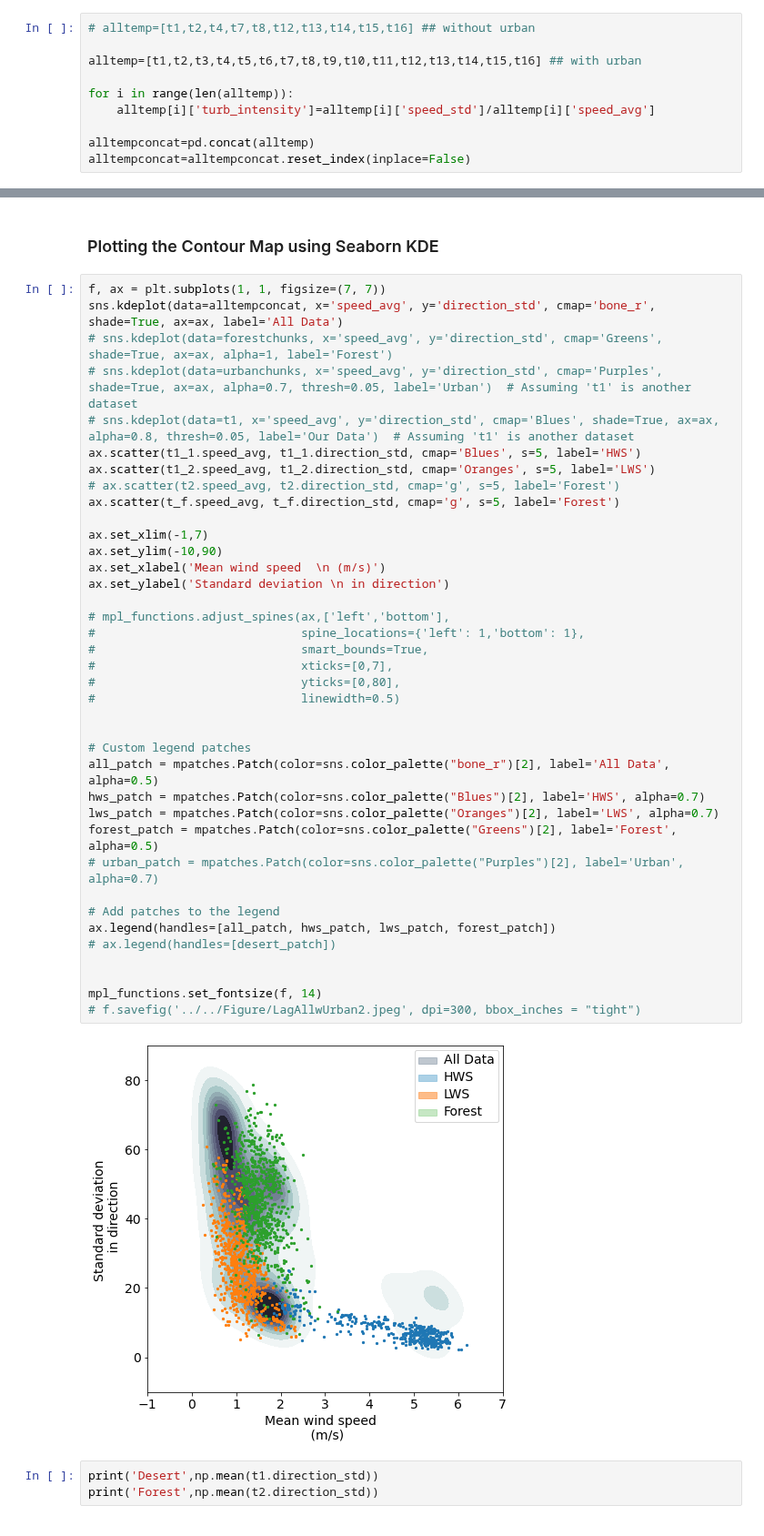
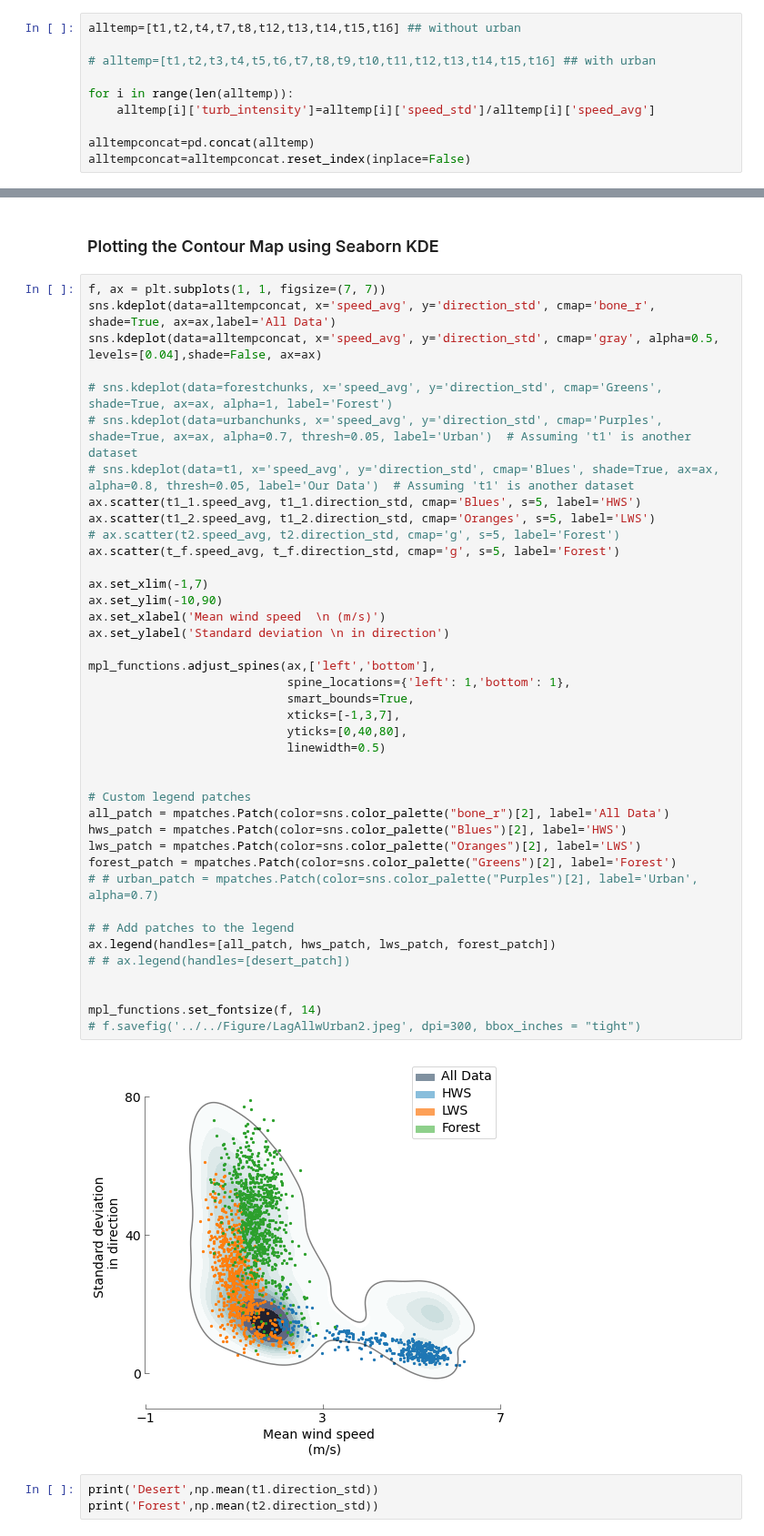
Before and after one commit to arunavanag591/odor_analysis, a Jupyter notebook: data_exploration/dataWindLagAnaylsis.ipynb, the cells around one changed output, grey strips where cells are left out. Shown at 91% size. Cells and saved outputs as stored; diff of their text form.

Commit message:
added wind analysis figures

```diff
--- a/data_exploration/dataWindLagAnaylsis.ipynb
+++ b/data_exploration/dataWindLagAnaylsis.ipynb
@@ -203,9 +202,9 @@ lws 0.36049355928092397
 desert 0.26898192445812114
 forest 0.542447812723691
 # %%
-# alltemp=[t1,t2,t4,t7,t8,t12,t13,t14,t15,t16] ## without urban
+alltemp=[t1,t2,t4,t7,t8,t12,t13,t14,t15,t16] ## without urban
 
-alltemp=[t1,t2,t3,t4,t5,t6,t7,t8,t9,t10,t11,t12,t13,t14,t15,t16] ## with urban
+# alltemp=[t1,t2,t3,t4,t5,t6,t7,t8,t9,t10,t11,t12,t13,t14,t15,t16] ## with urban
 
 for i in range(len(alltemp)):
     alltemp[i]['turb_intensity']=alltemp[i]['speed_std']/alltemp[i]['speed_avg']
@@ -227,44 +226,46 @@ urbanchunks=urbanchunks.reset_index(drop=True)
 ### Plotting the Contour Map using Seaborn KDE
 # %%
 f, ax = plt.subplots(1, 1, figsize=(7, 7))
-sns.kdeplot(data=alltempconcat, x='speed_avg', y='direction_std', cmap='bone_r', shade=True, ax=ax, label='All Data')
+sns.kdeplot(data=alltempconcat, x='speed_avg', y='direction_std', cmap='bone_r', shade=True, ax=ax,label='All Data')
+sns.kdeplot(data=alltempconcat, x='speed_avg', y='direction_std', cmap='gray', alpha=0.5, levels=[0.04],shade=False, ax=ax)
+
 # sns.kdeplot(data=forestchunks, x='speed_avg', y='direction_std', cmap='Greens', shade=True, ax=ax, alpha=1, label='Forest')
 # sns.kdeplot(data=urbanchunks, x='speed_avg', y='direction_std', cmap='Purples', shade=True, ax=ax, alpha=0.7, thresh=0.05, label='Urban')  # Assuming 't1' is another dataset
 # sns.kdeplot(data=t1, x='speed_avg', y='direction_std', cmap='Blues', shade=True, ax=ax, alpha=0.8, thresh=0.05, label='Our Data')  # Assuming 't1' is another dataset
 ax.scatter(t1_1.speed_avg, t1_1.direction_std, cmap='Blues', s=5, label='HWS')
 ax.scatter(t1_2.speed_avg, t1_2.direction_std, cmap='Oranges', s=5, label='LWS')
 # ax.scatter(t2.speed_avg, t2.direction_std, cmap='g', s=5, label='Forest')
 ax.scatter(t_f.speed_avg, t_f.direction_std, cmap='g', s=5, label='Forest')
 
 ax.set_xlim(-1,7)
 ax.set_ylim(-10,90)
 ax.set_xlabel('Mean wind speed  \n (m/s)')
 ax.set_ylabel('Standard deviation \n in direction')
 
-# mpl_functions.adjust_spines(ax,['left','bottom'],
-#                             spine_locations={'left': 1,'bottom': 1},
-#                             smart_bounds=True,
-#                             xticks=[0,7],
-#                             yticks=[0,80],
-#                             linewidth=0.5)
+mpl_functions.adjust_spines(ax,['left','bottom'],
+                            spine_locations={'left': 1,'bottom': 1},
+                            smart_bounds=True,
+                            xticks=[-1,3,7],
+                            yticks=[0,40,80],
+                            linewidth=0.5)
 
 
 # Custom legend patches
-all_patch = mpatches.Patch(color=sns.color_palette("bone_r")[2], label='All Data', alpha=0.5)
-hws_patch = mpatches.Patch(color=sns.color_palette("Blues")[2], label='HWS', alpha=0.7)
-lws_patch = mpatches.Patch(color=sns.color_palette("Oranges")[2], label='LWS', alpha=0.7)
-forest_patch = mpatches.Patch(color=sns.color_palette("Greens")[2], label='Forest', alpha=0.5)
-# urban_patch = mpatches.Patch(color=sns.color_palette("Purples")[2], label='Urban', alpha=0.7)
+all_patch = mpatches.Patch(color=sns.color_palette("bone_r")[2], label='All Data')
+hws_patch = mpatches.Patch(color=sns.color_palette("Blues")[2], label='HWS')
+lws_patch = mpatches.Patch(color=sns.color_palette("Oranges")[2], label='LWS')
+forest_patch = mpatches.Patch(color=sns.color_palette("Greens")[2], label='Forest')
+# # urban_patch = mpatches.Patch(color=sns.color_palette("Purples")[2], label='Urban', alpha=0.7)
 
-# Add patches to the legend
+# # Add patches to the legend
 ax.legend(handles=[all_patch, hws_patch, lws_patch, forest_patch])
-# ax.legend(handles=[desert_patch])
+# # ax.legend(handles=[desert_patch])
 
 
 mpl_functions.set_fontsize(f, 14)
 # f.savefig('../../Figure/LagAllwUrban2.jpeg', dpi=300, bbox_inches = "tight")
 # %% [output]
-[figure, old version]
+[figure, new version]
 # %%
 print('Desert',np.mean(t1.direction_std))
 print('Forest',np.mean(t2.direction_std))
```
Also changed, not shown: parts of 2 cells of this notebook, 4 other files.
